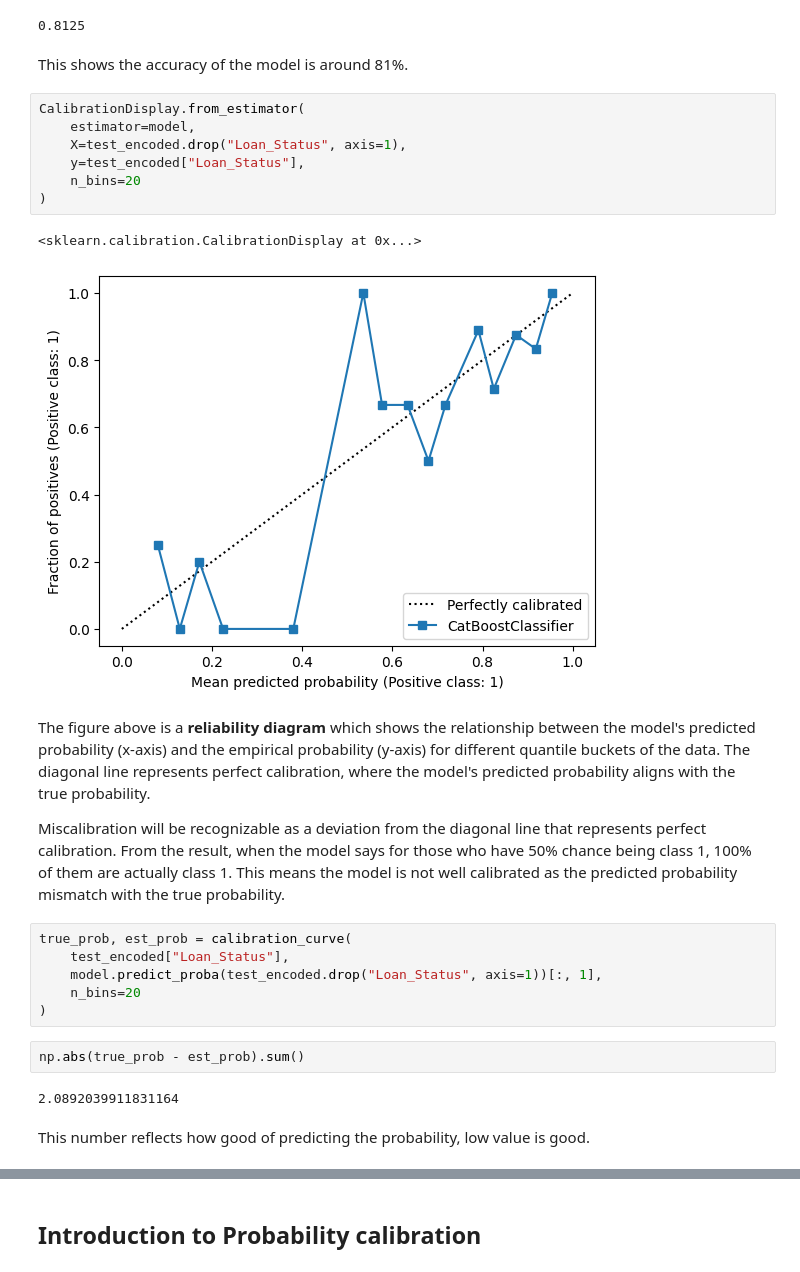
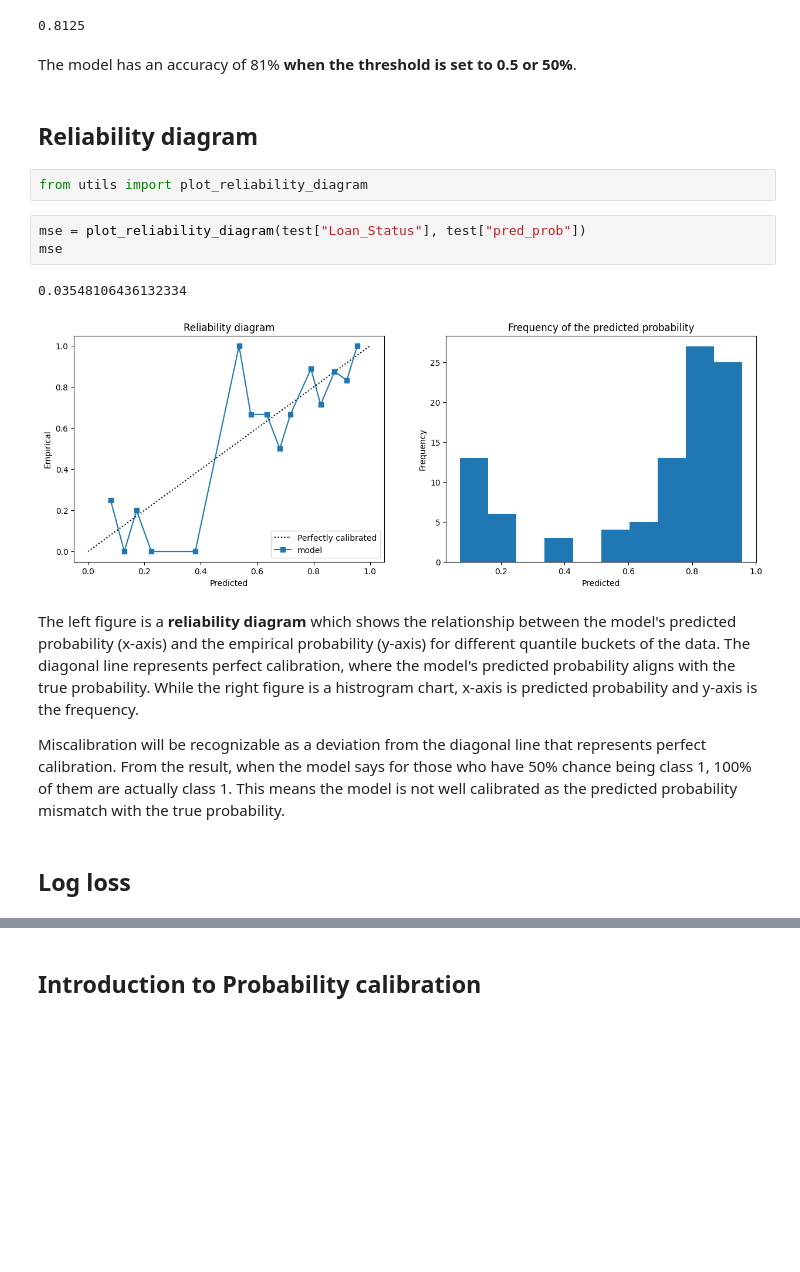
Before and after one commit to nutorbit/uncertainty-modeling, a Jupyter notebook: notebooks/02_probability_calibration.ipynb, the cells around one changed output, grey strips where cells are left out. Drawn from its saved outputs; the diff is of its cells as text; blank space fills up the shorter version.

```diff
--- a/notebooks/02_probability_calibration.ipynb
+++ b/notebooks/02_probability_calibration.ipynb
@@ -89,30 +93,20 @@ test["pred_prob"] = model.predict_proba(test_encoded.drop("Loan_Status", axis=1)
 # %% [output]
 0.8125
 # %% [markdown]
-This shows the accuracy of the model is around 81%.
+The model has an accuracy of 81% **when the threshold is set to 0.5 or 50%**.
-# %%
-CalibrationDisplay.from_estimator(
-    estimator=model,
-    X=test_encoded.drop("Loan_Status", axis=1),
-    y=test_encoded["Loan_Status"],
-    n_bins=20
-)
-# %% [output]
-<sklearn.calibration.CalibrationDisplay at 0x...>
-[figure, removed]
+# %% [markdown]
+## Reliability diagram
+# %%
+from utils import plot_reliability_diagram
+# %%
+mse = plot_reliability_diagram(test["Loan_Status"], test["pred_prob"])
+mse
+# %% [output]
+0.03548106436132334
+[figure, added]
 # %% [markdown]
-The figure above is a **reliability diagram** which shows the relationship between the model's predicted probability (x-axis) and the empirical probability (y-axis) for different quantile buckets of the data. The diagonal line represents perfect calibration, where the model's predicted probability aligns with the true probability.
+The left figure is a **reliability diagram** which shows the relationship between the model's predicted probability (x-axis) and the empirical probability (y-axis) for different quantile buckets of the data. The diagonal line represents perfect calibration, where the model's predicted probability aligns with the true probability. While the right figure is a histrogram chart, x-axis is predicted probability and y-axis is the frequency.
 
 Miscalibration will be recognizable as a deviation from the diagonal line that represents perfect calibration. From the result, when the model says for those who have 50% chance being class 1, 100% of them are actually class 1. This means the model is not well calibrated as the predicted probability mismatch with the true probability.
-# %%
-true_prob, est_prob = calibration_curve(
-    test_encoded["Loan_Status"],
-    model.predict_proba(test_encoded.drop("Loan_Status", axis=1))[:, 1],
-    n_bins=20
-)
-# %%
-np.abs(true_prob - est_prob).sum()
-# %% [output]
-2.0892039911831164
-# %% [markdown]
-This number reflects how good of predicting the probability, low value is good.
+# %% [markdown]
+## Log loss
```
Also changed, not shown: parts of 24 cells of this notebook, 1 other file.
